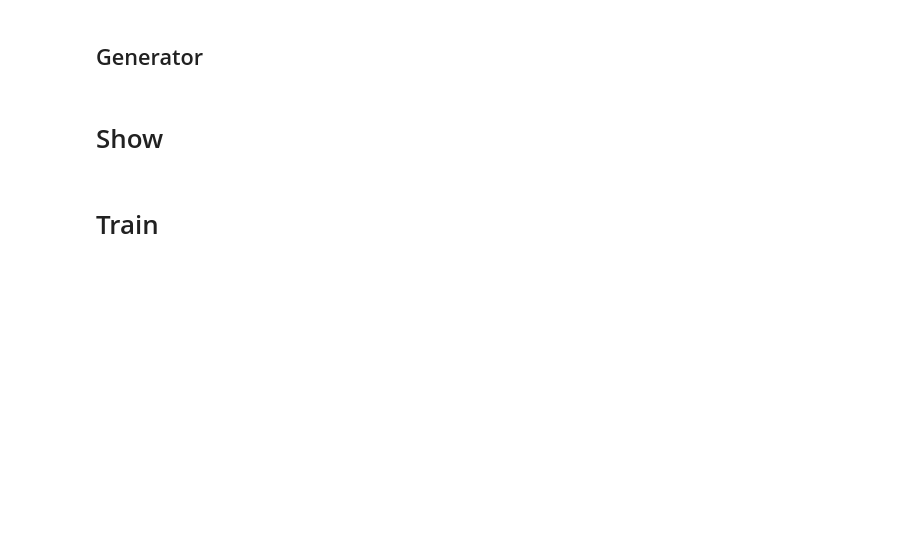
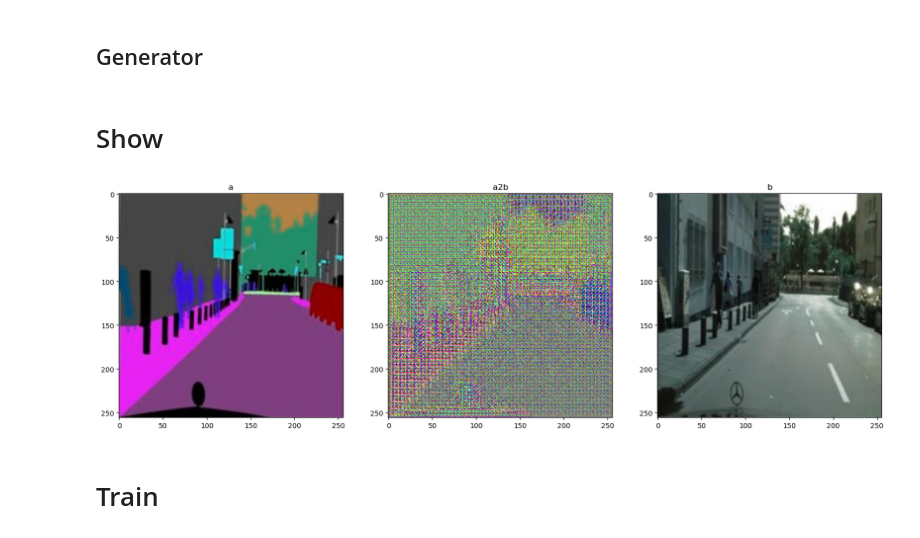
Before and after one commit to 924544296/Deep-Learning-Demo, a Jupyter notebook: pix2pix.ipynb, the cells around one changed output. Drawn from its saved outputs; the diff is of its cells as text; code cells hidden in the pictures; blank space fills up the shorter version.

```diff
--- a/pix2pix.ipynb
+++ b/pix2pix.ipynb
@@ -16,12 +15,12 @@ from torch.utils.data import Dataset, DataLoader
 # Data
 # %%
 # data
-path_a_train = ['/home/wwang/datasets/cityscapes/trainB/']
-path_b_train = ['/home/wwang/datasets/cityscapes/trainA/']
-path_a_test = ['/home/wwang/datasets/cityscapes/testB/']
-path_b_test = ['/home/wwang/datasets/cityscapes/testA/']
-resize = [286, 286]
-patchsize = [256, 256]
+path_a_train = ['E:/data/DeepLearning/cityscapes/trainB/']
+path_b_train = ['E:/data/DeepLearning/cityscapes/trainA/']
+path_a_test = ['E:/data/DeepLearning/cityscapes/testB/']
+path_b_test = ['E:/data/DeepLearning/cityscapes/testA/']
+upsample_size = [286, 286]
+crop_size = [256, 256]
 # network
 channel_d = 64
 channel_g = 64
@@ -31,8 +30,8 @@ layer_resblock = 9
 step_g = 1
 batch_size = 1 # 1
 device = T.device("cuda:0")
-path_work = "/home/wwang/wwgeneration/work/pix2pix/"
-num_workers = 4
+path_work = "D:/model/pix2pix/model/"
+num_workers = 0
 learning_rate_g = 2e-4
 learning_rate_d = 2e-4
 epochs = 200
@@ -192,22 +192,28 @@ class Generator(nn.Module):
 # Show
 # %%
 @T.no_grad()
-def show(net=None, list_a=list_a_test, list_b=list_b_test):
+def show(net=None):
     #
     if net is None:
         net = Generator().to(device)
     net.eval()
     #
-    dataloader = DataLoader(Dataset_pix2pix(list_a=list_a_test, list_b=list_b_test), batch_size=1, shuffle=True)
+    dataloader = DataLoader(Dataset_(path_a_test, path_b_test), batch_size=1, shuffle=True)
     for image_a, image_b in dataloader:
         break
     image_a = image_a.to(device)
     image_b = image_b.numpy().squeeze().transpose([1,2,0]) * 0.5 + 0.5
     image_a2b = net(image_a).cpu().numpy().squeeze().transpose([1,2,0]) * 0.5 + 0.5
     image_a = image_a.cpu().numpy().squeeze().transpose([1,2,0]) * 0.5 + 0.5
     #
     plt.figure(figsize=[20,20])
     plt.subplot(1,3,1), plt.imshow(image_a), plt.title('a')
     plt.subplot(1,3,2), plt.imshow(image_a2b), plt.title('a2b')
     plt.subplot(1,3,3), plt.imshow(image_b), plt.title('b')
     plt.show()
+    net.train()
+
+
+show()
+# %% [output]
+[figure, added]
```
Also changed, not shown: parts of 9 cells of this notebook, 13 other files.
